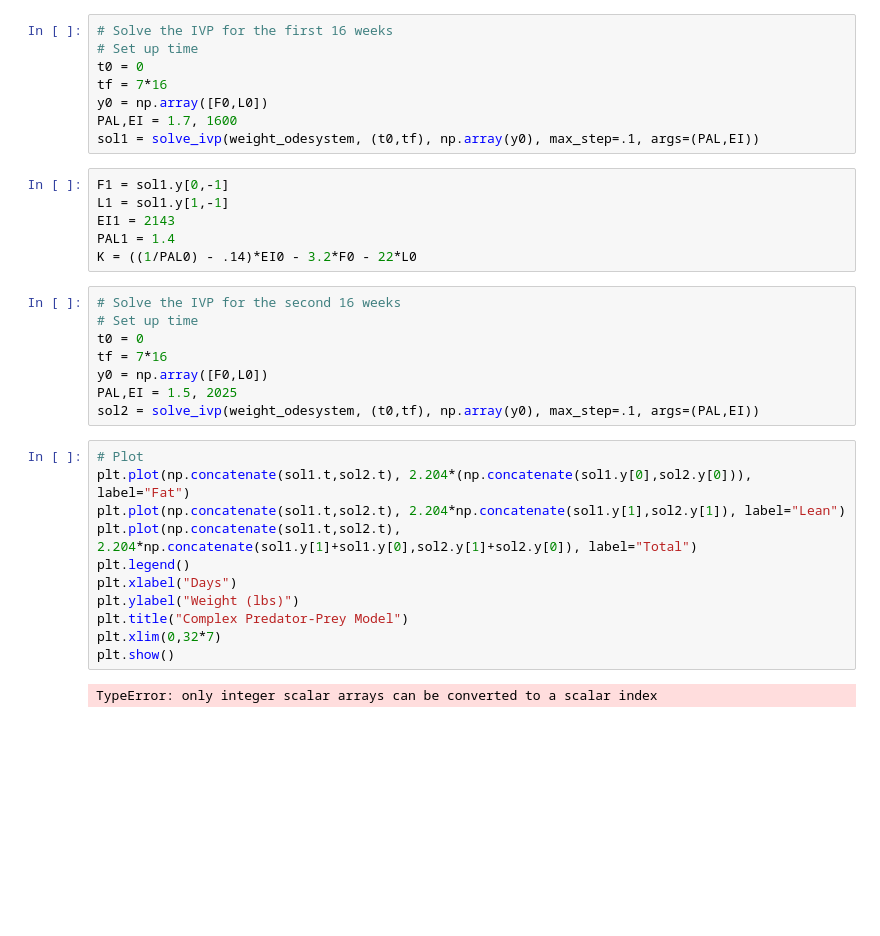
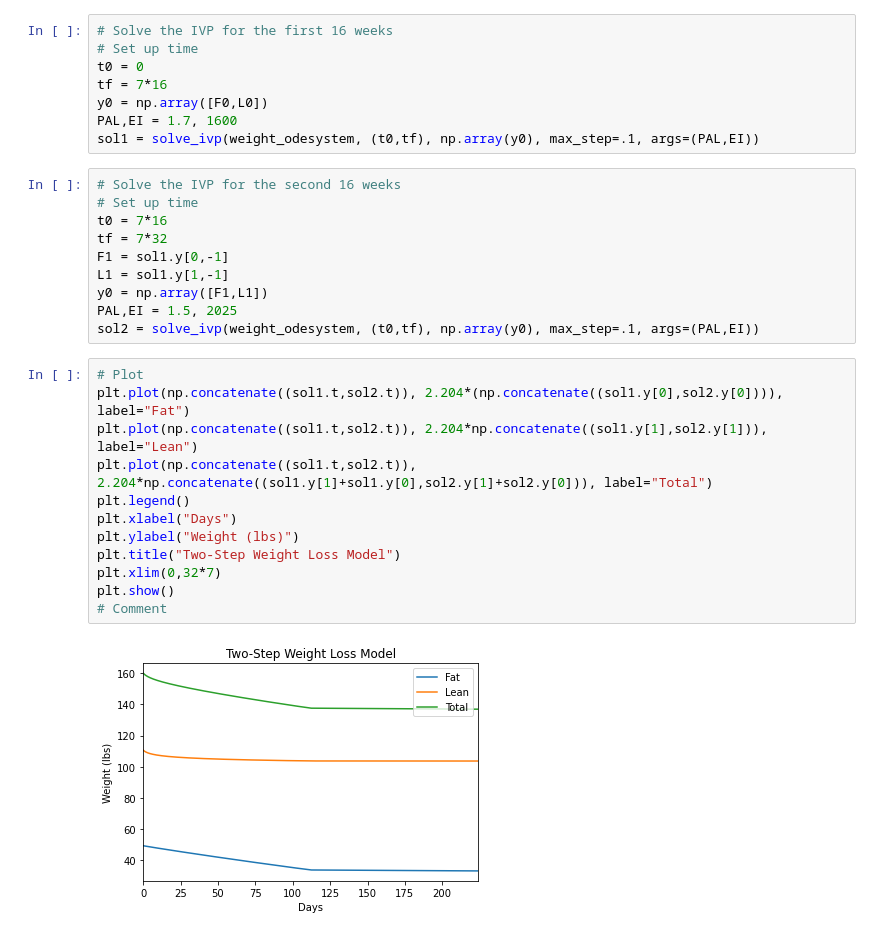
Before and after one commit to bryant0918/Model-Dynamics-and-Control, a Jupyter notebook: WeightLoss/weightloss.ipynb, the cells around one changed output. Saved outputs shown, nothing was run; the diff lists cells and outputs as text; blank space fills up the shorter version.

```diff
--- a/WeightLoss/weightloss.ipynb
+++ b/WeightLoss/weightloss.ipynb
@@ -243,30 +242,27 @@ tf = 7*16
 y0 = np.array([F0,L0])
 PAL,EI = 1.7, 1600
 sol1 = solve_ivp(weight_odesystem, (t0,tf), np.array(y0), max_step=.1, args=(PAL,EI))
-# %%
-F1 = sol1.y[0,-1]
-L1 = sol1.y[1,-1]
-EI1 = 2143
-PAL1 = 1.4
-K = ((1/PAL0) - .14)*EI0 - 3.2*F0 - 22*L0
 # %%
 # Solve the IVP for the second 16 weeks
 # Set up time
-t0 = 0
-tf = 7*16
-y0 = np.array([F0,L0])
+t0 = 7*16
+tf = 7*32
+F1 = sol1.y[0,-1]
+L1 = sol1.y[1,-1]
+y0 = np.array([F1,L1])
 PAL,EI = 1.5, 2025
 sol2 = solve_ivp(weight_odesystem, (t0,tf), np.array(y0), max_step=.1, args=(PAL,EI))
 # %%
 # Plot
-plt.plot(np.concatenate(sol1.t,sol2.t), 2.204*(np.concatenate(sol1.y[0],sol2.y[0])), label="Fat")
-plt.plot(np.concatenate(sol1.t,sol2.t), 2.204*np.concatenate(sol1.y[1],sol2.y[1]), label="Lean")
-plt.plot(np.concatenate(sol1.t,sol2.t), 2.204*np.concatenate(sol1.y[1]+sol1.y[0],sol2.y[1]+sol2.y[0]), label="Total")
+plt.plot(np.concatenate((sol1.t,sol2.t)), 2.204*(np.concatenate((sol1.y[0],sol2.y[0]))), label="Fat")
+plt.plot(np.concatenate((sol1.t,sol2.t)), 2.204*np.concatenate((sol1.y[1],sol2.y[1])), label="Lean")
+plt.plot(np.concatenate((sol1.t,sol2.t)), 2.204*np.concatenate((sol1.y[1]+sol1.y[0],sol2.y[1]+sol2.y[0])), label="Total")
 plt.legend()
 plt.xlabel("Days")
 plt.ylabel("Weight (lbs)")
-plt.title("Complex Predator-Prey Model")
+plt.title("Two-Step Weight Loss Model")
 plt.xlim(0,32*7)
 plt.show()
+# Comment
 # %% [output]
-TypeError: only integer scalar arrays can be converted to a scalar index
+[figure, added]
```
Also changed, not shown: parts of 3 cells of this notebook.
